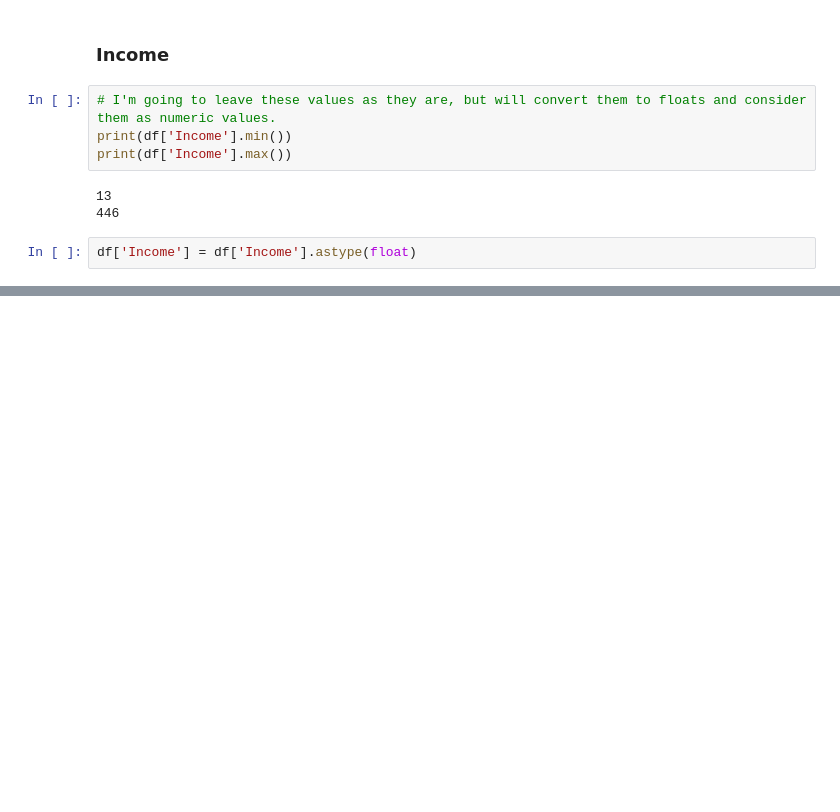
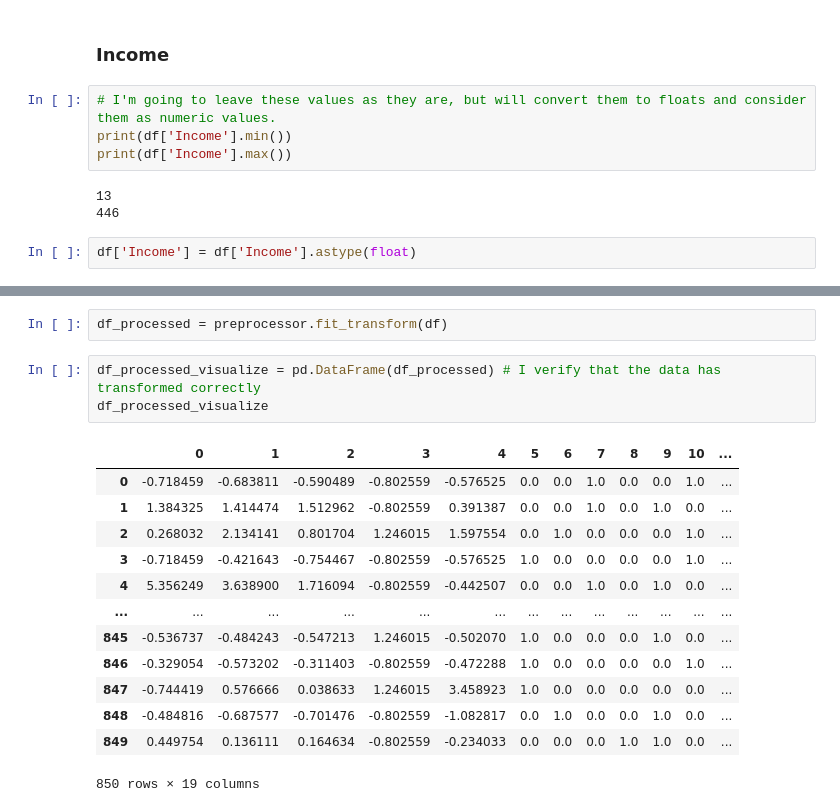
Before and after one commit to 0Kyumy0/Machine_Learning_CodingDojo, a Jupyter notebook: KmeansExcersice.ipynb, the cells around one changed output, grey strips where cells are left out. Drawn from its saved outputs; the diff is of its cells as text; blank space fills up the shorter version.

```diff
--- a/KmeansExcersice.ipynb
+++ b/KmeansExcersice.ipynb
@@ -115,0 +208,19 @@ df.head()
+# %%
+df_processed = preprocessor.fit_transform(df)
+# %%
+df_processed_visualize = pd.DataFrame(df_processed) # I verify that the data has transformed correctly
+df_processed_visualize
+# %% [output]
+|  | 0 | 1 | 2 | 3 | 4 | 5 | 6 | 7 | 8 | 9 | 10 | ... |
+| 0 | -0.718459 | -0.683811 | -0.590489 | -0.802559 | -0.576525 | 0.0 | 0.0 | 1.0 | 0.0 | 0.0 | 1.0 | ... |
+| 1 | 1.384325 | 1.414474 | 1.512962 | -0.802559 | 0.391387 | 0.0 | 0.0 | 1.0 | 0.0 | 1.0 | 0.0 | ... |
+| 2 | 0.268032 | 2.134141 | 0.801704 | 1.246015 | 1.597554 | 0.0 | 1.0 | 0.0 | 0.0 | 0.0 | 1.0 | ... |
+| 3 | -0.718459 | -0.421643 | -0.754467 | -0.802559 | -0.576525 | 1.0 | 0.0 | 0.0 | 0.0 | 0.0 | 1.0 | ... |
+| 4 | 5.356249 | 3.638900 | 1.716094 | -0.802559 | -0.442507 | 0.0 | 0.0 | 1.0 | 0.0 | 1.0 | 0.0 | ... |
+| ... | ... | ... | ... | ... | ... | ... | ... | ... | ... | ... | ... | ... |
+| 845 | -0.536737 | -0.484243 | -0.547213 | 1.246015 | -0.502070 | 1.0 | 0.0 | 0.0 | 0.0 | 1.0 | 0.0 | ... |
+| 846 | -0.329054 | -0.573202 | -0.311403 | -0.802559 | -0.472288 | 1.0 | 0.0 | 0.0 | 0.0 | 0.0 | 1.0 | ... |
+| 847 | -0.744419 | 0.576666 | 0.038633 | 1.246015 | 3.458923 | 1.0 | 0.0 | 0.0 | 0.0 | 0.0 | 0.0 | ... |
+| 848 | -0.484816 | -0.687577 | -0.701476 | -0.802559 | -1.082817 | 0.0 | 1.0 | 0.0 | 0.0 | 1.0 | 0.0 | ... |
+| 849 | 0.449754 | 0.136111 | 0.164634 | -0.802559 | -0.234033 | 0.0 | 0.0 | 0.0 | 1.0 | 1.0 | 0.0 | ... |
+850 rows × 19 columns
```
Also changed, not shown: parts of 21 cells of this notebook.
